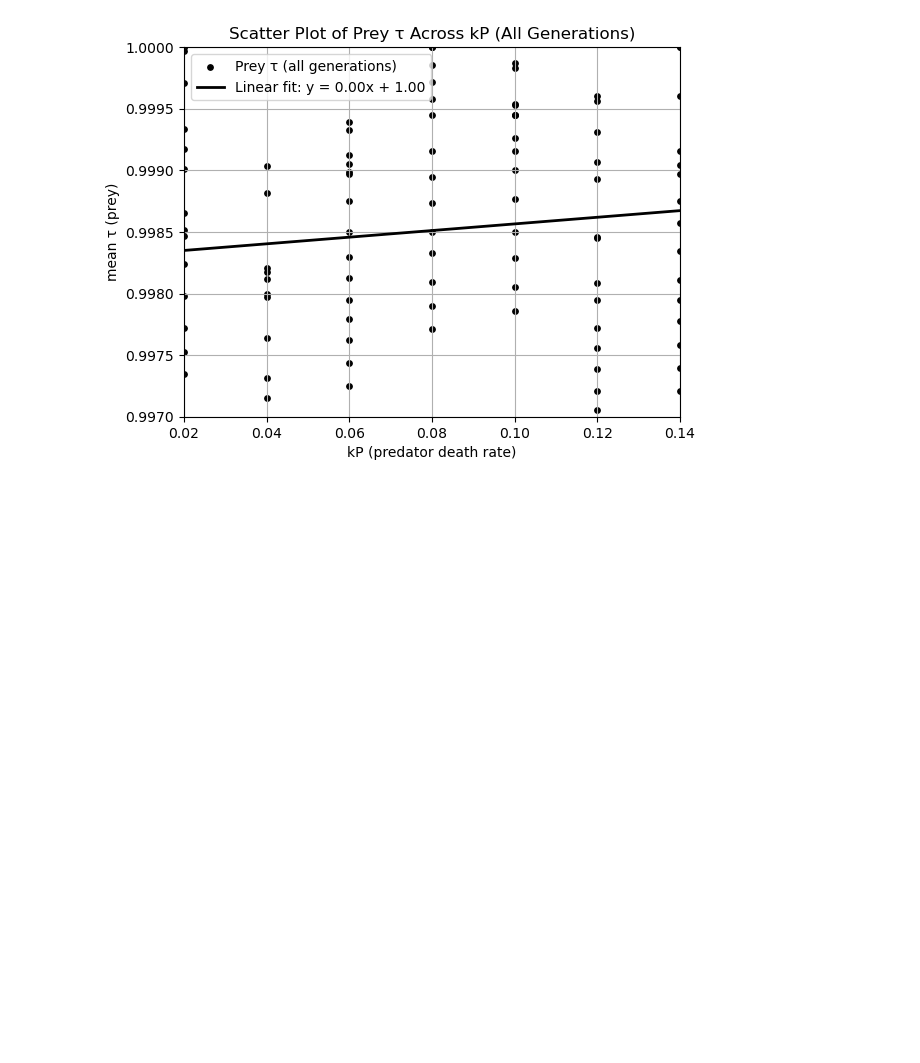
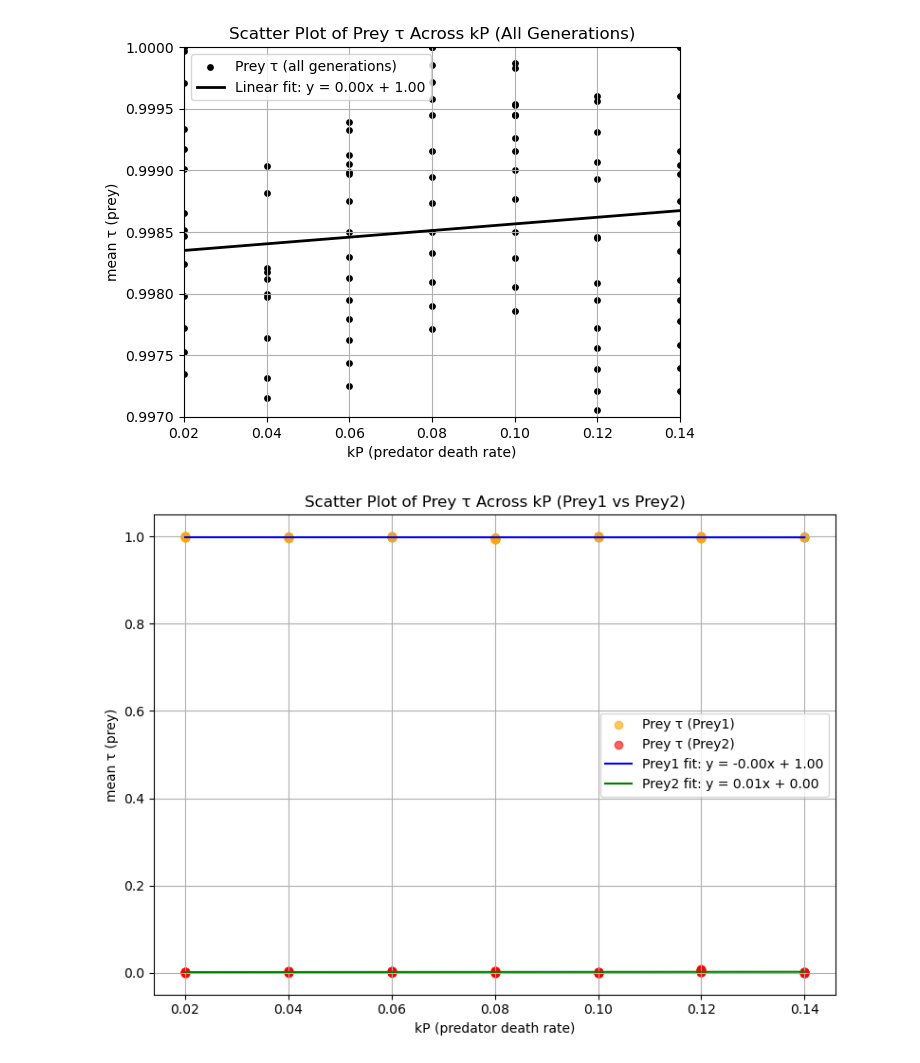
Before and after one commit to CS361-S25/final-project-euwing, a Jupyter notebook: plots.ipynb, the cells around one changed output. Drawn from its saved outputs; the diff is of its cells as text; code cells hidden in the pictures; blank space fills up the shorter version.

Commit message:
prey 2

```diff
--- a/plots.ipynb
+++ b/plots.ipynb
@@ -213,3 +213,58 @@ plt.legend()
 plt.show()
 # %% [output]
 [figure]
+# %%
+
+csv_dir = '/Users/aviannceeuwing/final-project-euwing/Data'
+file_paths = sorted(glob.glob(os.path.join(csv_dir, 'Prey2_kp_*.csv')))
+
+# Lists to store all data points
+kp_values = []
+prey1_tau = []
+prey2_tau = []
+
+# Extract data from each file
+for path in file_paths:
+    # Get kP value from filename
+    kp = float(path.split("_kp_")[1].replace(".csv", ""))
+    df = pd.read_csv(path)
+
+    # For each generation, save the kP, Tau1 (Prey1), Tau2 (Prey2)
+    for _, row in df.iterrows():
+        kp_values.append(kp)
+        prey1_tau.append(row["Tau1"])
+        prey2_tau.append(row["Tau2"])
+
+# Convert to numpy arrays for math operations
+kp_values = np.array(kp_values)
+prey1_tau = np.array(prey1_tau)
+prey2_tau = np.array(prey2_tau)
+
+# Linear regression (1st-degree polynomial fit)
+fit1 = np.polyfit(kp_values, prey1_tau, 1)
+fit2 = np.polyfit(kp_values, prey2_tau, 1)
+
+# Create line functions
+line1 = np.poly1d(fit1)
+line2 = np.poly1d(fit2)
+
+# Generate smooth x-values for the lines
+x_vals = np.linspace(min(kp_values), max(kp_values), 200)
+
+# Create the plot
+plt.figure(figsize=(8, 6))
+plt.scatter(kp_values, prey1_tau, color='orange', alpha=0.6, label="Prey τ (Prey1)")
+plt.scatter(kp_values, prey2_tau, color='red', alpha=0.6, label="Prey τ (Prey2)")
+plt.plot(x_vals, line1(x_vals), color='blue', label=f"Prey1 fit: y = {fit1[0]:.2f}x + {fit1[1]:.2f}")
+plt.plot(x_vals, line2(x_vals), color='green', label=f"Prey2 fit: y = {fit2[0]:.2f}x + {fit2[1]:.2f}")
+
+# Axis labels and title
+plt.xlabel("kP (predator death rate)")
+plt.ylabel("mean τ (prey)")
+plt.title("Scatter Plot of Prey τ Across kP (Prey1 vs Prey2)")
+plt.legend()
+plt.grid(True)
+plt.tight_layout()
+plt.show()
+# %% [output]
+[figure, added]
```
Also changed, not shown: 18 other files.
